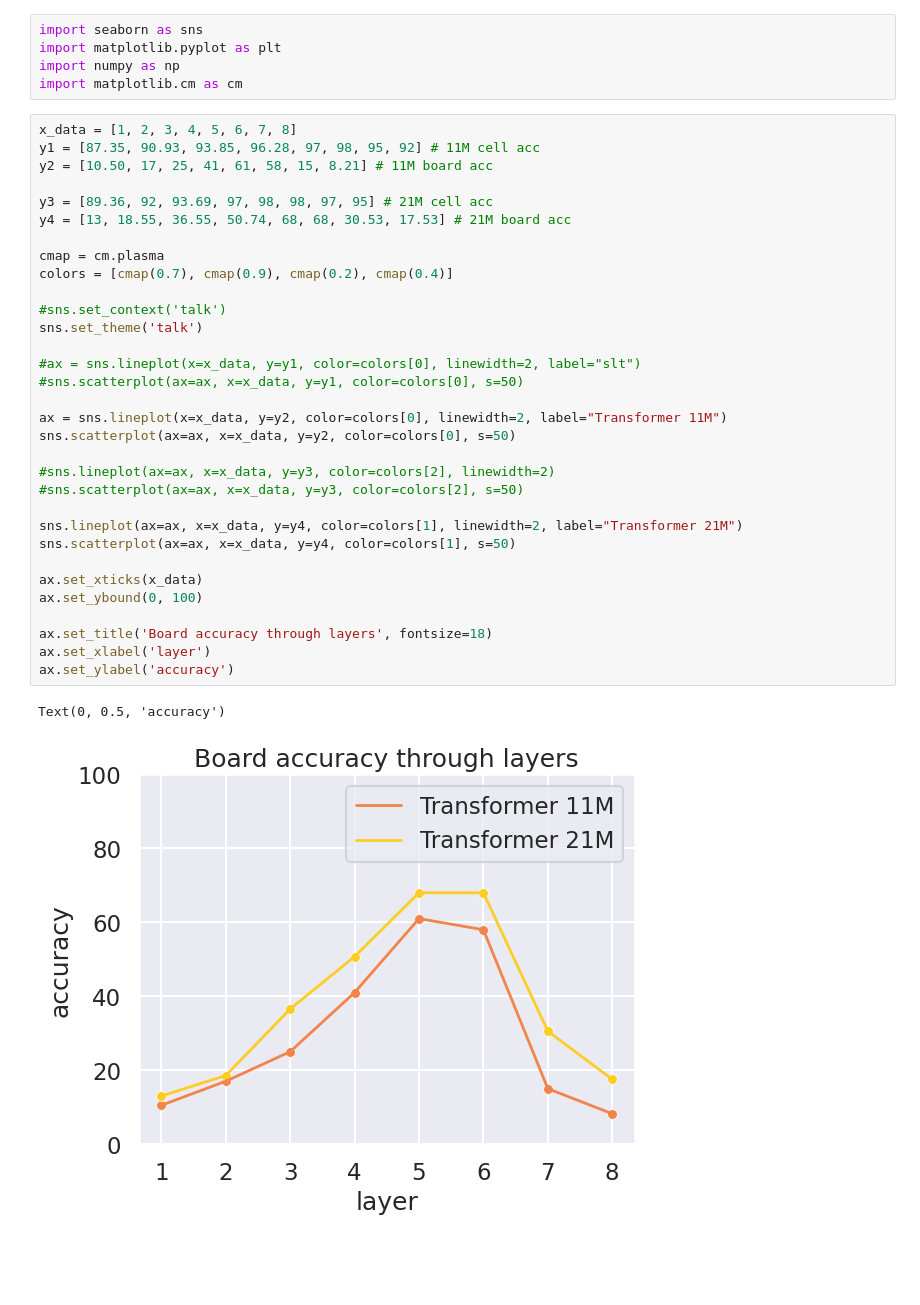
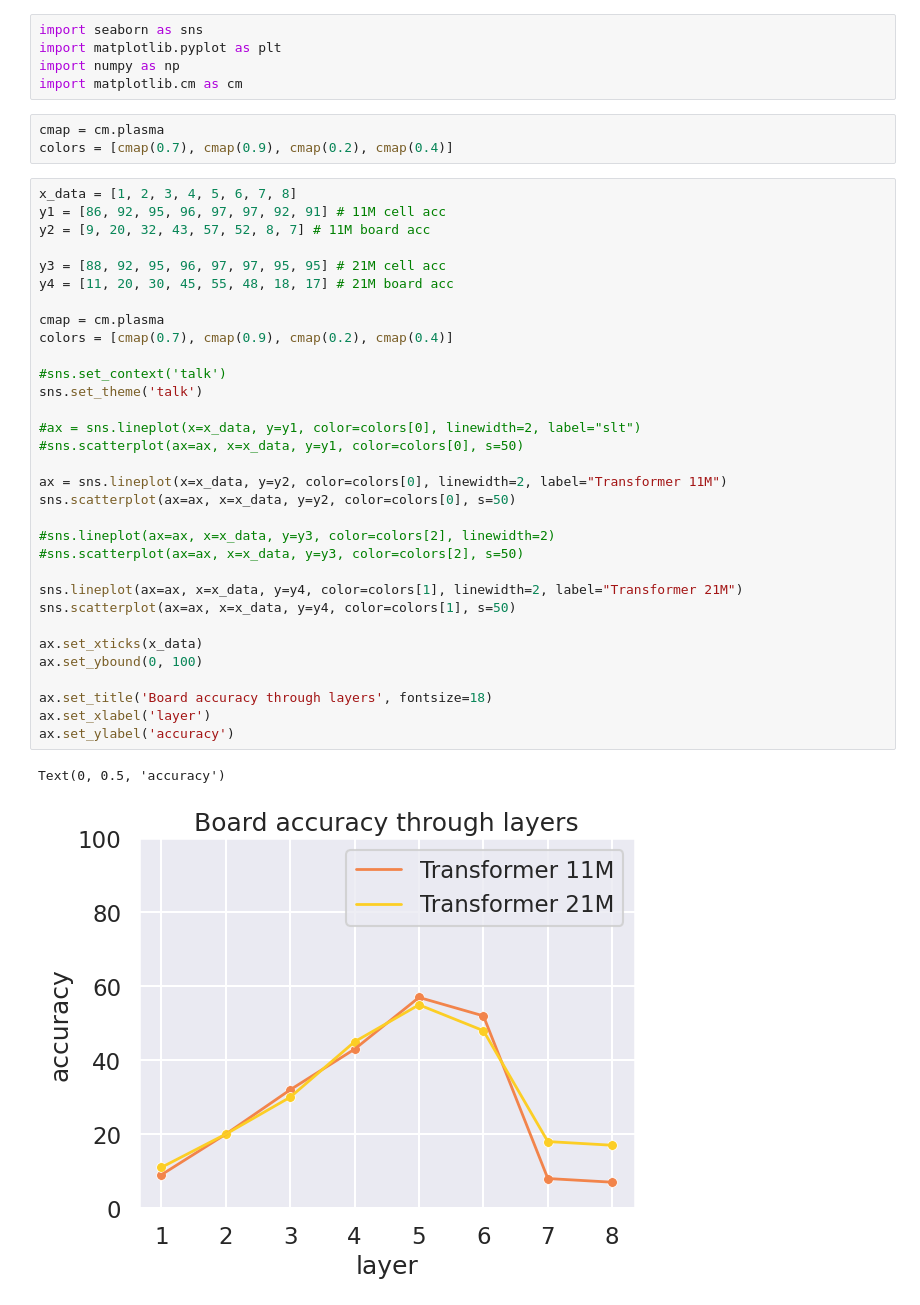
Before and after one commit to alxndrTL/othello_mamba, a Jupyter notebook: plots.ipynb, the cells around one changed output. Cells and saved outputs as stored; diff of their text form; blank space fills up the shorter version.

```diff
--- a/plots.ipynb
+++ b/plots.ipynb
@@ -3,41 +3,44 @@ import seaborn as sns
 import matplotlib.pyplot as plt
 import numpy as np
 import matplotlib.cm as cm
+# %%
+cmap = cm.plasma
+colors = [cmap(0.7), cmap(0.9), cmap(0.2), cmap(0.4)]
 # %%
 x_data = [1, 2, 3, 4, 5, 6, 7, 8]
-y1 = [87.35, 90.93, 93.85, 96.28, 97, 98, 95, 92] # 11M cell acc
-y2 = [10.50, 17, 25, 41, 61, 58, 15, 8.21] # 11M board acc
+y1 = [86, 92, 95, 96, 97, 97, 92, 91] # 11M cell acc
+y2 = [9, 20, 32, 43, 57, 52, 8, 7] # 11M board acc
 
-y3 = [89.36, 92, 93.69, 97, 98, 98, 97, 95] # 21M cell acc
-y4 = [13, 18.55, 36.55, 50.74, 68, 68, 30.53, 17.53] # 21M board acc
+y3 = [88, 92, 95, 96, 97, 97, 95, 95] # 21M cell acc
+y4 = [11, 20, 30, 45, 55, 48, 18, 17] # 21M board acc
 
 cmap = cm.plasma
 colors = [cmap(0.7), cmap(0.9), cmap(0.2), cmap(0.4)]
 
 #sns.set_context('talk')
 sns.set_theme('talk')
 
 #ax = sns.lineplot(x=x_data, y=y1, color=colors[0], linewidth=2, label="slt")
 #sns.scatterplot(ax=ax, x=x_data, y=y1, color=colors[0], s=50)
 
 ax = sns.lineplot(x=x_data, y=y2, color=colors[0], linewidth=2, label="Transformer 11M")
 sns.scatterplot(ax=ax, x=x_data, y=y2, color=colors[0], s=50)
 
 #sns.lineplot(ax=ax, x=x_data, y=y3, color=colors[2], linewidth=2)
 #sns.scatterplot(ax=ax, x=x_data, y=y3, color=colors[2], s=50)
 
 sns.lineplot(ax=ax, x=x_data, y=y4, color=colors[1], linewidth=2, label="Transformer 21M")
 sns.scatterplot(ax=ax, x=x_data, y=y4, color=colors[1], s=50)
 
 ax.set_xticks(x_data)
 ax.set_ybound(0, 100)
 
 ax.set_title('Board accuracy through layers', fontsize=18)
 ax.set_xlabel('layer')
 ax.set_ylabel('accuracy')
 # %% [output]
 Text(0, 0.5, 'accuracy')
-[figure, old version]
+[figure, new version]
 # %%
 x_data = [1, 2, 3, 4, 5, 6, 7, 8, 9, 10, 11, 12, 13, 14, 15, 16]
 y1 = [2, 2, 3, 4, 10, 12, 24, 27, 32, 45, 52, 64, 63, 54, 19, 16] # 9M board acc
```
Also changed, not shown: parts of 2 cells of this notebook, 9 other files.
